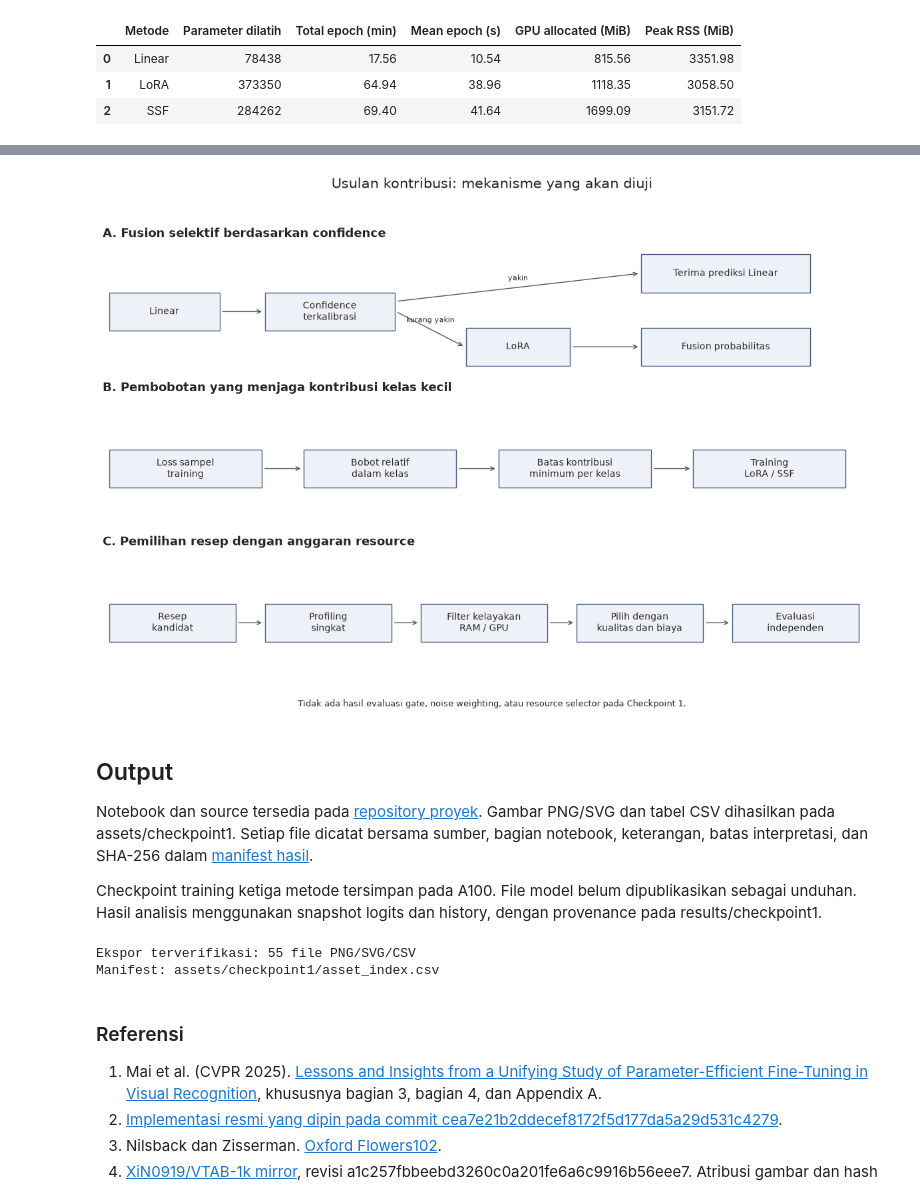
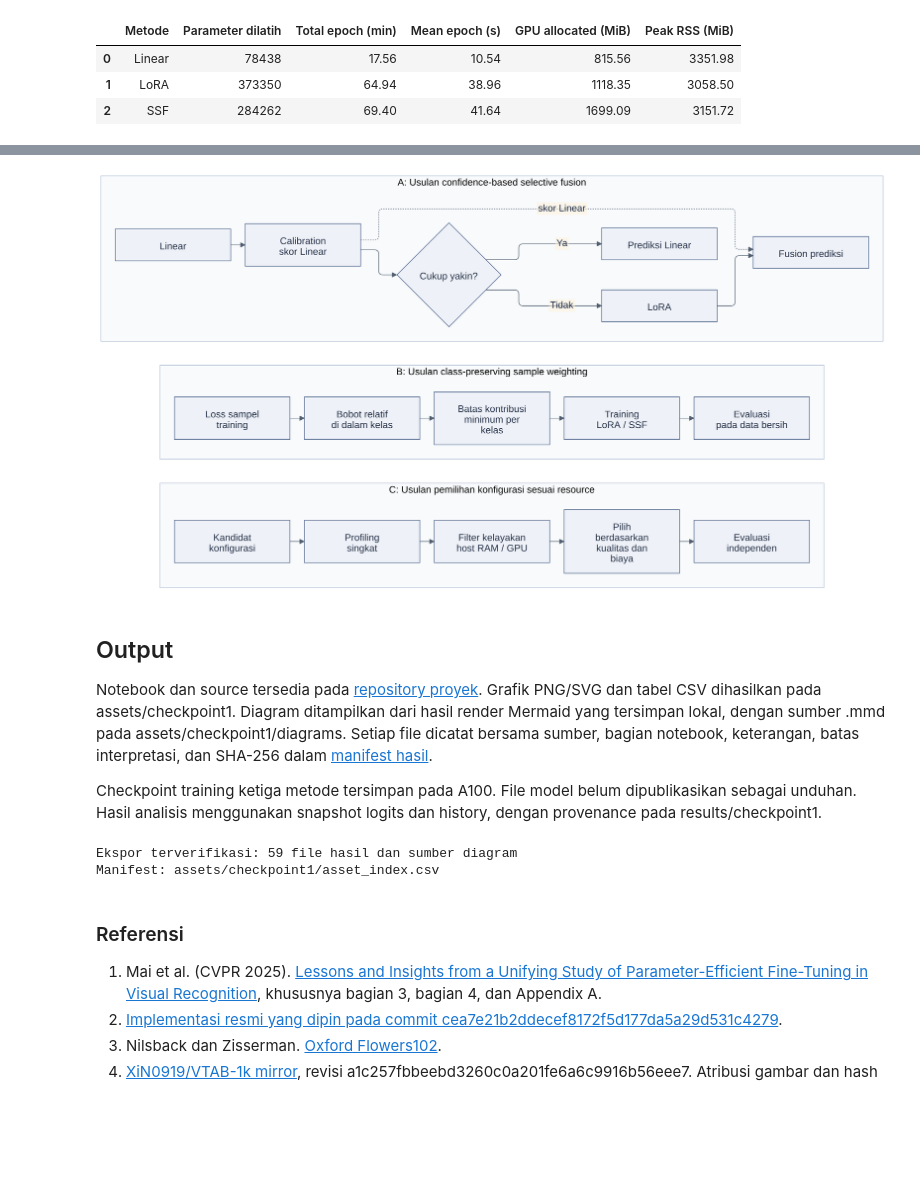
Before and after one commit to alifnw/peft-vision-flowers102, a Jupyter notebook: notebooks/01_flowers102_checkpoint1.ipynb, the cells around one changed output, grey strips where cells are left out. Saved outputs shown, nothing was run; the diff lists cells and outputs as text; code cells hidden in the pictures; blank space fills up the shorter version.

```diff
--- a/notebooks/01_flowers102_checkpoint1.ipynb
+++ b/notebooks/01_flowers102_checkpoint1.ipynb
@@ -45,7 +69,7 @@ import pandas as pd
 import matplotlib
 import matplotlib.pyplot as plt
 import scipy
-from IPython.display import display, Markdown
+from IPython.display import display, Markdown, Image as NotebookImage
 
 ROOT = Path.cwd().resolve()
 if not (ROOT / "results/checkpoint1").is_dir():
@@ -67,6 +91,10 @@ def show_asset(fig, name, section, caption, caveat="", source="results/checkpoin
     plt.show()
     plt.close(fig)
 
+def show_diagram(name, section, caption, caveat="", source="Mermaid source"):
+    path = exports.diagram(name, section, caption, caveat, source)
+    display(NotebookImage(filename=str(path), width=1100))
+
 print("Python", platform.python_version(), "| NumPy", np.__version__, "| Pandas", pd.__version__)
 print("Matplotlib", matplotlib.__version__, "| SciPy", scipy.__version__)
 print("Snapshot terverifikasi:", ", ".join(runs), "| 100 epoch | seed 42")
@@ -602,33 +640,35 @@ Usulkan profiling singkat untuk menyaring resep yang memenuhi anggaran host/GPU,
 
 Arah ini menjadi alternatif praktis terhadap batas studi paper yang tidak berfokus pada memory dan FLOPs. Studi fixed-budget PET menjadi pembanding. Ketiga usulan belum dievaluasi. Rancangan lanjutan tersedia pada [arah penelitian](https://github.com/alifnw/peft-vision-flowers102/blob/main/docs/RESEARCH_DIRECTIONS.md).
 # %%
-show_asset(figures.research_direction_diagram(), "research-directions", "Future Works",
+show_diagram("research-directions", "Future Works",
            "Mekanisme tiga usulan eksperimen lanjutan.",
            "Tidak ada hasil evaluasi gate, noise weighting atau resource selector.",
            "Current validation evidence and cited related work")
 directions = pd.DataFrame([
-    {"arah": "A: Fusion selektif", "prioritas": "Utama",
+    {"arah": "A: Selective fusion", "prioritas": "Utama",
      "mekanisme": "Confidence gate mengaktifkan LoRA dan fusion untuk sebagian input",
      "pembanding": "Single model, always-on averaging, random routing, uncalibrated gate",
      "metrik": "Accuracy, NLL, Brier, risk-coverage, expert calls, latency"},
     {"arah": "B: Kontribusi kelas", "prioritas": "Eksperimen robustness",
      "mekanisme": "Within-class difficulty weights dengan minimum class contribution",
      "pembanding": "Plain LoRA, class weighting, global weighting, proposed weighting, SSF",
      "metrik": "Macro-F1, balanced accuracy, head/tail recall, NLL"},
-    {"arah": "C: Resep sesuai resource", "prioritas": "Alternatif praktis",
+    {"arah": "C: Konfigurasi sesuai resource", "prioritas": "Alternatif praktis",
      "mekanisme": "Profiling, feasibility filtering dan pemilihan kualitas/biaya",
      "pembanding": "Accuracy-only, parameter-only, resource-only, joint selection",
      "metrik": "Feasibility, quality, profiling cost, total runtime, peak memory"},
 ])
 _ = exports.table(directions, "research-directions", "Future Works",
               "Mekanisme, pembanding dan metrik usulan eksperimen.",
               "Usulan belum dilatih atau dievaluasi.", "Current evidence and docs/RESEARCH_DIRECTIONS.md")
 # %% [output]
-[figure, old version]
+[figure, new version]
 # %% [markdown]
+<a id="sec-output"></a>
+
 ## Output
 
-Notebook dan source tersedia pada [repository proyek](https://github.com/alifnw/peft-vision-flowers102). Gambar PNG/SVG dan tabel CSV dihasilkan pada assets/checkpoint1. Setiap file dicatat bersama sumber, bagian notebook, keterangan, batas interpretasi, dan SHA-256 dalam [manifest hasil](https://github.com/alifnw/peft-vision-flowers102/blob/main/assets/checkpoint1/asset_index.csv).
+Notebook dan source tersedia pada [repository proyek](https://github.com/alifnw/peft-vision-flowers102). Grafik PNG/SVG dan tabel CSV dihasilkan pada assets/checkpoint1. Diagram ditampilkan dari hasil render Mermaid yang tersimpan lokal, dengan sumber .mmd pada assets/checkpoint1/diagrams. Setiap file dicatat bersama sumber, bagian notebook, keterangan, batas interpretasi, dan SHA-256 dalam [manifest hasil](https://github.com/alifnw/peft-vision-flowers102/blob/main/assets/checkpoint1/asset_index.csv).
 
 Checkpoint training ketiga metode tersimpan pada A100. File model belum dipublikasikan sebagai unduhan. Hasil analisis menggunakan snapshot logits dan history, dengan provenance pada results/checkpoint1.
 # %%
@@ -637,10 +677,10 @@ exports.table(pd.DataFrame(references), "references", "Output",
               "Sumber paper, kode dan dataset beserta lingkup pembacaan.",
               "Tidak semua full text pembanding telah ditelaah.", "Primary sources and verified metadata")
 asset_index = exports.finalize()
-print("Ekspor terverifikasi:", len(asset_index), "file PNG/SVG/CSV")
+print("Ekspor terverifikasi:", len(asset_index), "file hasil dan sumber diagram")
 print("Manifest: assets/checkpoint1/asset_index.csv")
 # %% [output]
-Ekspor terverifikasi: 55 file PNG/SVG/CSV
+Ekspor terverifikasi: 59 file hasil dan sumber diagram
 Manifest: assets/checkpoint1/asset_index.csv
 # %% [markdown]
 ### Referensi
```
Also changed, not shown: parts of 29 cells of this notebook, 33 other files.
